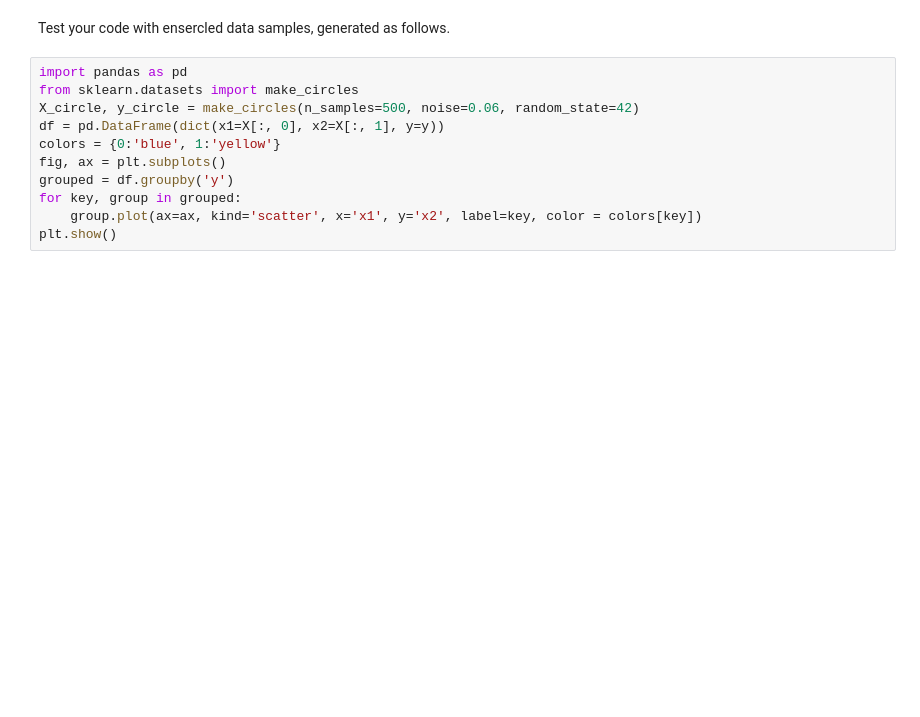
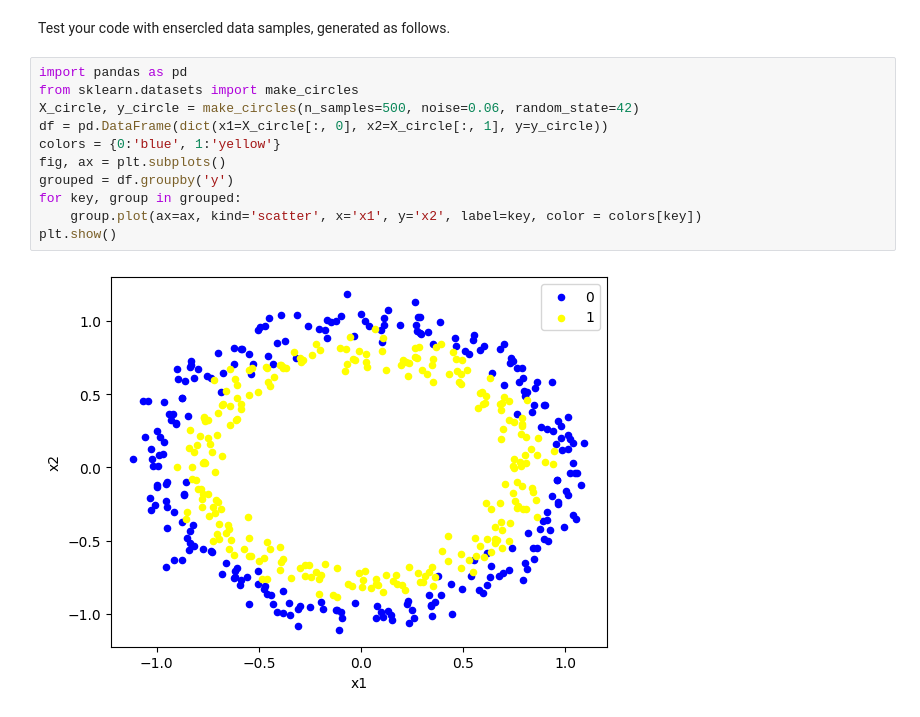
Before and after one commit to Poliaboy/MfDLS7, a Jupyter notebook: Lab_SVM.ipynb, the cells around one changed output. Drawn from its saved outputs; the diff is of its cells as text; blank space fills up the shorter version.

```diff
--- a/Lab_SVM.ipynb
+++ b/Lab_SVM.ipynb
@@ -335,11 +376,13 @@ Test your code with ensercled data samples, generated as follows.
 # %%
 import pandas as pd
 from sklearn.datasets import make_circles
 X_circle, y_circle = make_circles(n_samples=500, noise=0.06, random_state=42)
-df = pd.DataFrame(dict(x1=X[:, 0], x2=X[:, 1], y=y))
+df = pd.DataFrame(dict(x1=X_circle[:, 0], x2=X_circle[:, 1], y=y_circle))
 colors = {0:'blue', 1:'yellow'}
 fig, ax = plt.subplots()
 grouped = df.groupby('y')
 for key, group in grouped:
     group.plot(ax=ax, kind='scatter', x='x1', y='x2', label=key, color = colors[key])
 plt.show()
+# %% [output]
+[figure, added]
```
Also changed, not shown: parts of 7 cells of this notebook.
